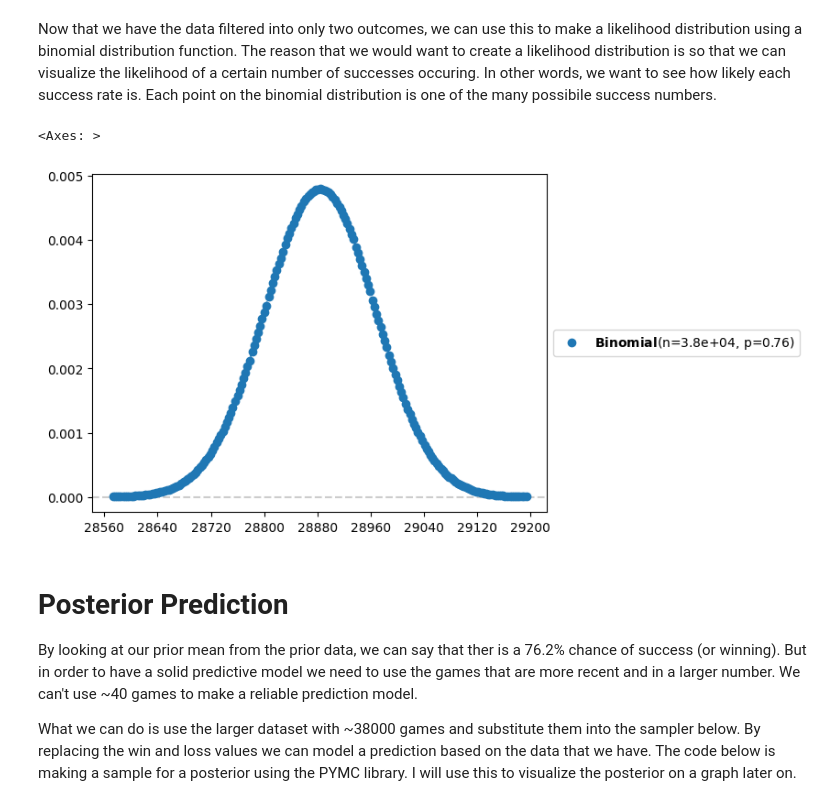
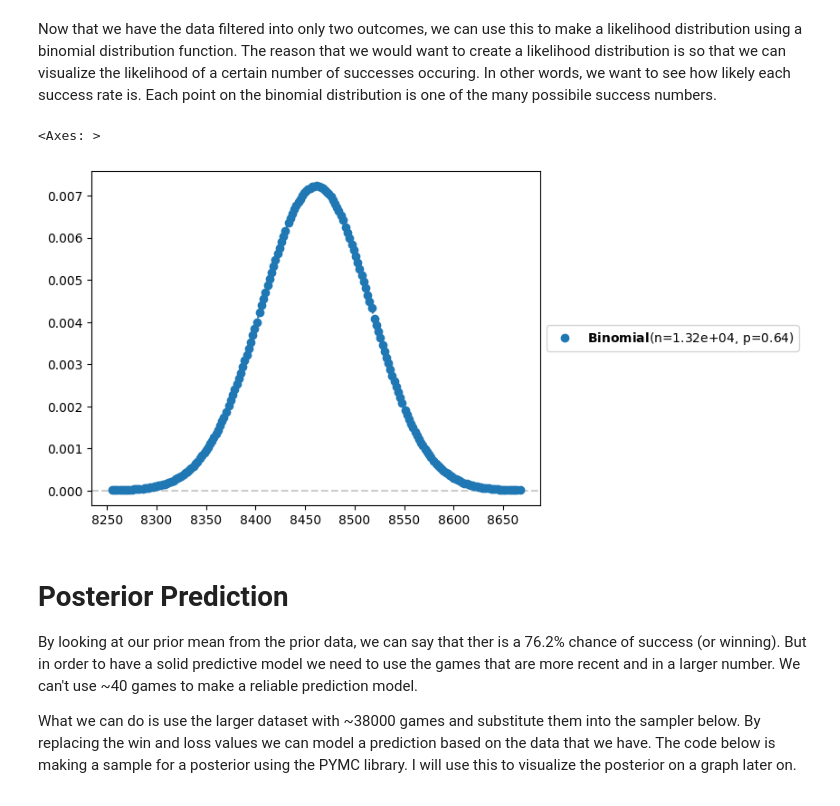
Before and after one commit to amanmeka/DataScience, a Jupyter notebook: Unit2/AmanMekaU2proj.ipynb, the cells around one changed output. Cells and saved outputs as stored; diff of their text form; code cells hidden in the pictures.

```diff
--- a/Unit2/AmanMekaU2proj.ipynb
+++ b/Unit2/AmanMekaU2proj.ipynb
@@ -145,10 +153,10 @@ loss
 # %% [markdown]
 Now that we have the data filtered into only two outcomes, we can use this to make a likelihood distribution using a binomial distribution function. The reason that we would want to create a likelihood distribution is so that we can visualize the likelihood of a certain number of successes occuring. In other words, we want to see how likely each success rate is. Each point on the binomial distribution is one of the many possibile success numbers.
 # %%
-pz.Binomial(n = 38004, p = 28884/38004).plot_pdf()
+pz.Binomial(n = 13216, p = 8461/13216).plot_pdf()
 # %% [output]
 <Axes: >
-[figure, old version]
+[figure, new version]
 # %% [markdown]
 # **Posterior Prediction**
 
```
Also changed, not shown: parts of 9 cells of this notebook.
